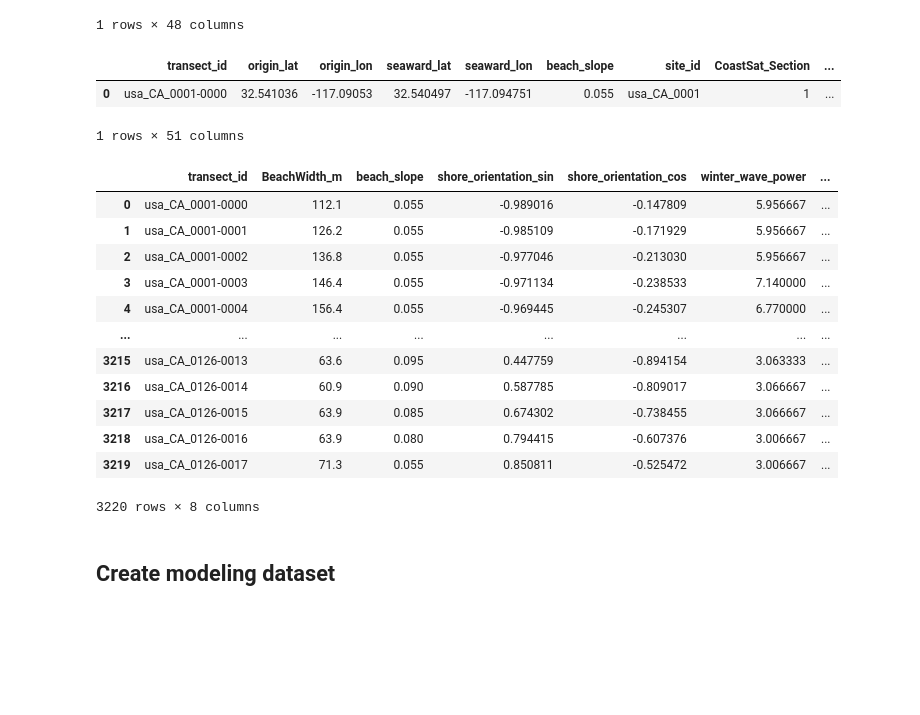
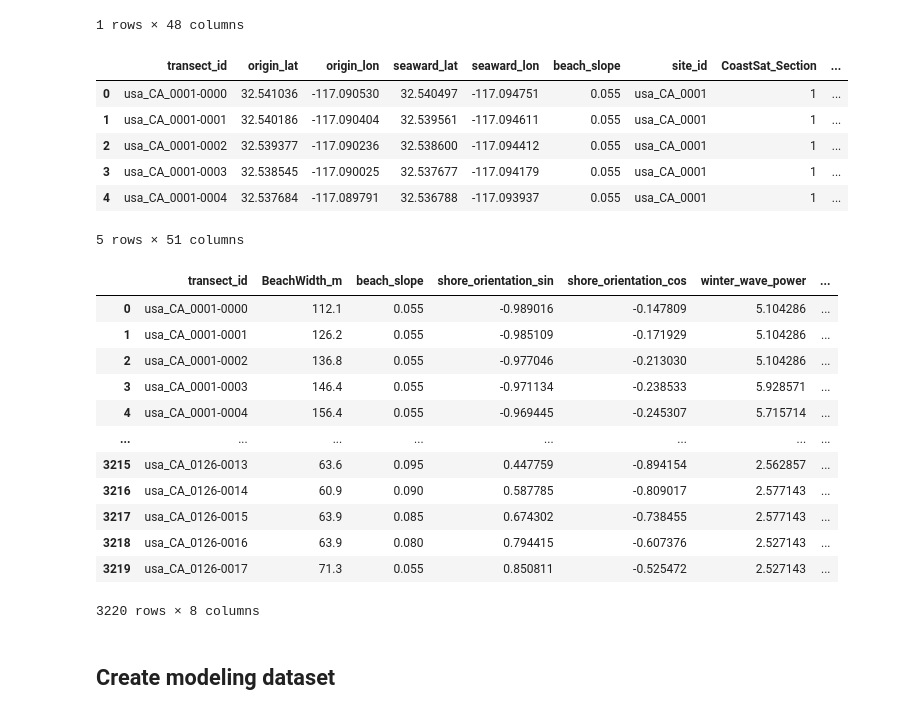
Before and after one commit to afdeanon/El-Nino-Shoreline-Machine-Learning, a Jupyter notebook: scripts/build_modeling_dataset.ipynb, the cells around one changed output. Saved outputs shown, nothing was run; the diff lists cells and outputs as text; code cells hidden in the pictures; blank space fills up the shorter version.

```diff
--- a/scripts/build_modeling_dataset.ipynb
+++ b/scripts/build_modeling_dataset.ipynb
@@ -444,39 +511,48 @@ features.head(1)
 | 0 | usa_CA_0001-0000 | 32.541036 | -117.09053 | 32.540497 | -117.094751 | 0.055 | usa_CA_0001 | 1 | ... |
 1 rows × 48 columns
 # %%
-# Find average wave power for the winter
-features["winter_wave_power"] = (features[["AvP_Dec", "AvP_Jan", "AvP_Feb"]].mean(axis=1))
+# Find average wave power across the October-April analysis window
+features["winter_wave_power"] = (features[["AvP_Oct", "AvP_Nov", "AvP_Dec", "AvP_Jan", "AvP_Feb", "AvP_Mar", "AvP_Apr"]].mean(axis=1))
 
-# Convert wave direction
-dec = np.deg2rad(features["AvDir_Dec"])
-jan = np.deg2rad(features["AvDir_Jan"])
-feb = np.deg2rad(features["AvDir_Feb"])
+# Convert monthly wave directions to radians
+oct_dir = np.deg2rad(features["AvDir_Oct"])
+nov_dir = np.deg2rad(features["AvDir_Nov"])
+dec_dir = np.deg2rad(features["AvDir_Dec"])
+jan_dir = np.deg2rad(features["AvDir_Jan"])
+feb_dir = np.deg2rad(features["AvDir_Feb"])
+mar_dir = np.deg2rad(features["AvDir_Mar"])
+apr_dir = np.deg2rad(features["AvDir_Apr"])
 
 # Add average winter wave direction features in sin/cos
-features["wave_dir_sin"] = (np.sin(dec) + np.sin(jan) + np.sin(feb))/3
-features["wave_dir_cos"] = (np.cos(dec)+ np.cos(jan)+ np.cos(feb)) / 3
-features.head(1)
+features["wave_dir_sin"] = (np.sin(oct_dir) + np.sin(nov_dir) + np.sin(dec_dir) + np.sin(jan_dir) + np.sin(feb_dir) + np.sin(mar_dir) + np.sin(apr_dir)) / 7
+features["wave_dir_cos"] = (np.cos(oct_dir) + np.cos(nov_dir) + np.cos(dec_dir) + np.cos(jan_dir) + np.cos(feb_dir) + np.cos(mar_dir) + np.cos(apr_dir)) / 7
+
+features.head(5)
 # %% [output]
 |  | transect_id | origin_lat | origin_lon | seaward_lat | seaward_lon | beach_slope | site_id | CoastSat_Section | ... |
-| 0 | usa_CA_0001-0000 | 32.541036 | -117.09053 | 32.540497 | -117.094751 | 0.055 | usa_CA_0001 | 1 | ... |
+| 0 | usa_CA_0001-0000 | 32.541036 | -117.090530 | 32.540497 | -117.094751 | 0.055 | usa_CA_0001 | 1 | ... |
+| 1 | usa_CA_0001-0001 | 32.540186 | -117.090404 | 32.539561 | -117.094611 | 0.055 | usa_CA_0001 | 1 | ... |
+| 2 | usa_CA_0001-0002 | 32.539377 | -117.090236 | 32.538600 | -117.094412 | 0.055 | usa_CA_0001 | 1 | ... |
+| 3 | usa_CA_0001-0003 | 32.538545 | -117.090025 | 32.537677 | -117.094179 | 0.055 | usa_CA_0001 | 1 | ... |
+| 4 | usa_CA_0001-0004 | 32.537684 | -117.089791 | 32.536788 | -117.093937 | 0.055 | usa_CA_0001 | 1 | ... |
-1 rows × 51 columns
+5 rows × 51 columns
 # %%
 # Feature selection
 selected_features = features[["transect_id", "BeachWidth_m", "beach_slope", "shore_orientation_sin", "shore_orientation_cos", "winter_wave_power", "wave_dir_sin", "wave_dir_cos"]].copy()
 selected_features
 # %% [output]
 |  | transect_id | BeachWidth_m | beach_slope | shore_orientation_sin | shore_orientation_cos | winter_wave_power | ... |
-| 0 | usa_CA_0001-0000 | 112.1 | 0.055 | -0.989016 | -0.147809 | 5.956667 | ... |
-| 1 | usa_CA_0001-0001 | 126.2 | 0.055 | -0.985109 | -0.171929 | 5.956667 | ... |
-| 2 | usa_CA_0001-0002 | 136.8 | 0.055 | -0.977046 | -0.213030 | 5.956667 | ... |
-| 3 | usa_CA_0001-0003 | 146.4 | 0.055 | -0.971134 | -0.238533 | 7.140000 | ... |
-| 4 | usa_CA_0001-0004 | 156.4 | 0.055 | -0.969445 | -0.245307 | 6.770000 | ... |
+| 0 | usa_CA_0001-0000 | 112.1 | 0.055 | -0.989016 | -0.147809 | 5.104286 | ... |
+| 1 | usa_CA_0001-0001 | 126.2 | 0.055 | -0.985109 | -0.171929 | 5.104286 | ... |
+| 2 | usa_CA_0001-0002 | 136.8 | 0.055 | -0.977046 | -0.213030 | 5.104286 | ... |
+| 3 | usa_CA_0001-0003 | 146.4 | 0.055 | -0.971134 | -0.238533 | 5.928571 | ... |
+| 4 | usa_CA_0001-0004 | 156.4 | 0.055 | -0.969445 | -0.245307 | 5.715714 | ... |
 | ... | ... | ... | ... | ... | ... | ... | ... |
-| 3215 | usa_CA_0126-0013 | 63.6 | 0.095 | 0.447759 | -0.894154 | 3.063333 | ... |
-| 3216 | usa_CA_0126-0014 | 60.9 | 0.090 | 0.587785 | -0.809017 | 3.066667 | ... |
-| 3217 | usa_CA_0126-0015 | 63.9 | 0.085 | 0.674302 | -0.738455 | 3.066667 | ... |
-| 3218 | usa_CA_0126-0016 | 63.9 | 0.080 | 0.794415 | -0.607376 | 3.006667 | ... |
-| 3219 | usa_CA_0126-0017 | 71.3 | 0.055 | 0.850811 | -0.525472 | 3.006667 | ... |
+| 3215 | usa_CA_0126-0013 | 63.6 | 0.095 | 0.447759 | -0.894154 | 2.562857 | ... |
+| 3216 | usa_CA_0126-0014 | 60.9 | 0.090 | 0.587785 | -0.809017 | 2.577143 | ... |
+| 3217 | usa_CA_0126-0015 | 63.9 | 0.085 | 0.674302 | -0.738455 | 2.577143 | ... |
+| 3218 | usa_CA_0126-0016 | 63.9 | 0.080 | 0.794415 | -0.607376 | 2.527143 | ... |
+| 3219 | usa_CA_0126-0017 | 71.3 | 0.055 | 0.850811 | -0.525472 | 2.527143 | ... |
 3220 rows × 8 columns
 # %%
 # Saving model features table
```
Also changed, not shown: parts of 28 cells of this notebook.
